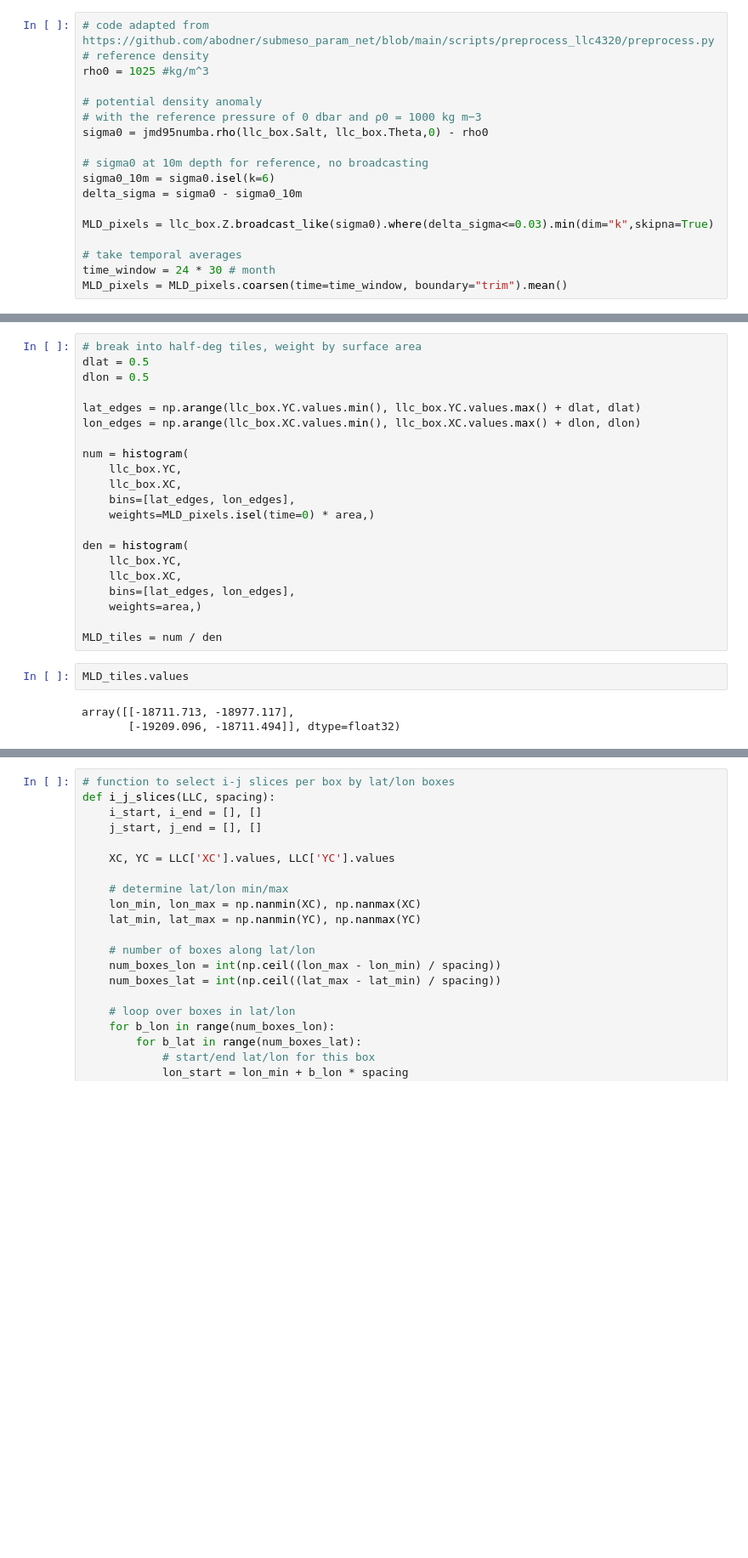
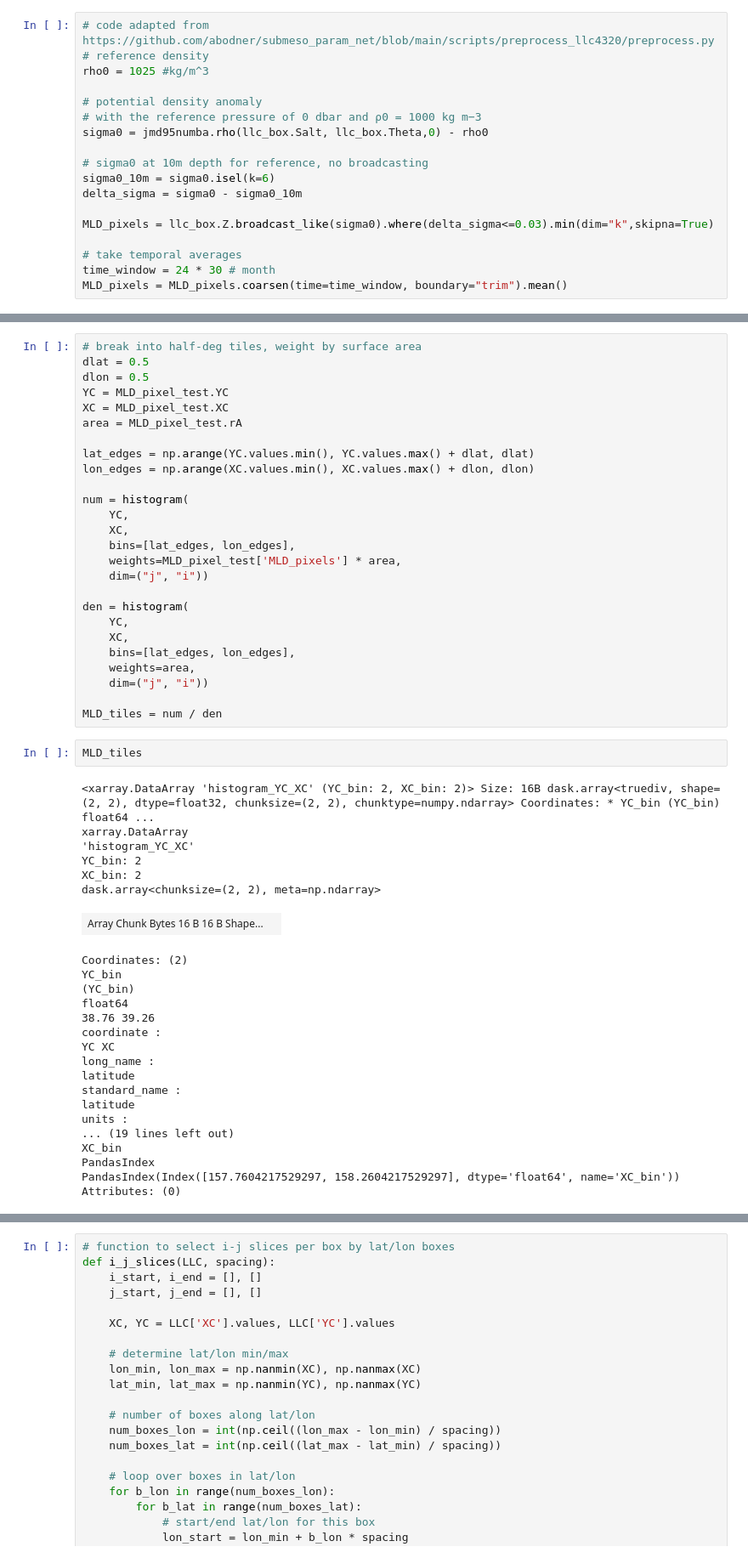
Before and after one commit to GHOpenonic/LLC_ocean_emulator, a Jupyter notebook: high_res_diagnostics/MLD/MLD_grid_testing.ipynb, the cells around one changed output, grey strips where cells are left out. Shown at 85% size. Cells and saved outputs as stored; diff of their text form; blank space fills up the shorter version.

```diff
--- a/high_res_diagnostics/MLD/MLD_grid_testing.ipynb
+++ b/high_res_diagnostics/MLD/MLD_grid_testing.ipynb
@@ -252,25 +308,52 @@ Attributes: (0)
 # break into half-deg tiles, weight by surface area
 dlat = 0.5
 dlon = 0.5
+YC = MLD_pixel_test.YC
+XC = MLD_pixel_test.XC
+area = MLD_pixel_test.rA
 
-lat_edges = np.arange(llc_box.YC.values.min(), llc_box.YC.values.max() + dlat, dlat)
-lon_edges = np.arange(llc_box.XC.values.min(), llc_box.XC.values.max() + dlon, dlon)
+lat_edges = np.arange(YC.values.min(), YC.values.max() + dlat, dlat)
+lon_edges = np.arange(XC.values.min(), XC.values.max() + dlon, dlon)
 
 num = histogram(
-    llc_box.YC,
-    llc_box.XC,
+    YC,
+    XC,
     bins=[lat_edges, lon_edges],
-    weights=MLD_pixels.isel(time=0) * area,)
+    weights=MLD_pixel_test['MLD_pixels'] * area,
+    dim=("j", "i"))
 
 den = histogram(
-    llc_box.YC,
-    llc_box.XC,
+    YC,
+    XC,
     bins=[lat_edges, lon_edges],
-    weights=area,)
+    weights=area,
+    dim=("j", "i"))
 
 MLD_tiles = num / den
 # %%
-MLD_tiles.values
+MLD_tiles
 # %% [output]
-array([[-18711.713, -18977.117],
-       [-19209.096, -18711.494]], dtype=float32)
+<xarray.DataArray 'histogram_YC_XC' (YC_bin: 2, XC_bin: 2)> Size: 16B dask.array<truediv, shape=(2, 2), dtype=float32, chunksize=(2, 2), chunktype=numpy.ndarray> Coordinates: * YC_bin (YC_bin) float64 ...
+xarray.DataArray
+'histogram_YC_XC'
+YC_bin: 2
+XC_bin: 2
+dask.array<chunksize=(2, 2), meta=np.ndarray>
+| Array Chunk Bytes 16 B 16 B Shape... |  |
+Coordinates: (2)
+YC_bin
+(YC_bin)
+float64
+38.76 39.26
+coordinate :
+YC XC
+long_name :
+latitude
+standard_name :
+latitude
+units :
+... (19 lines left out)
+XC_bin
+PandasIndex
+PandasIndex(Index([157.7604217529297, 158.2604217529297], dtype='float64', name='XC_bin'))
+Attributes: (0)
```
Also changed, not shown: parts of 8 cells of this notebook, 3 other files.
